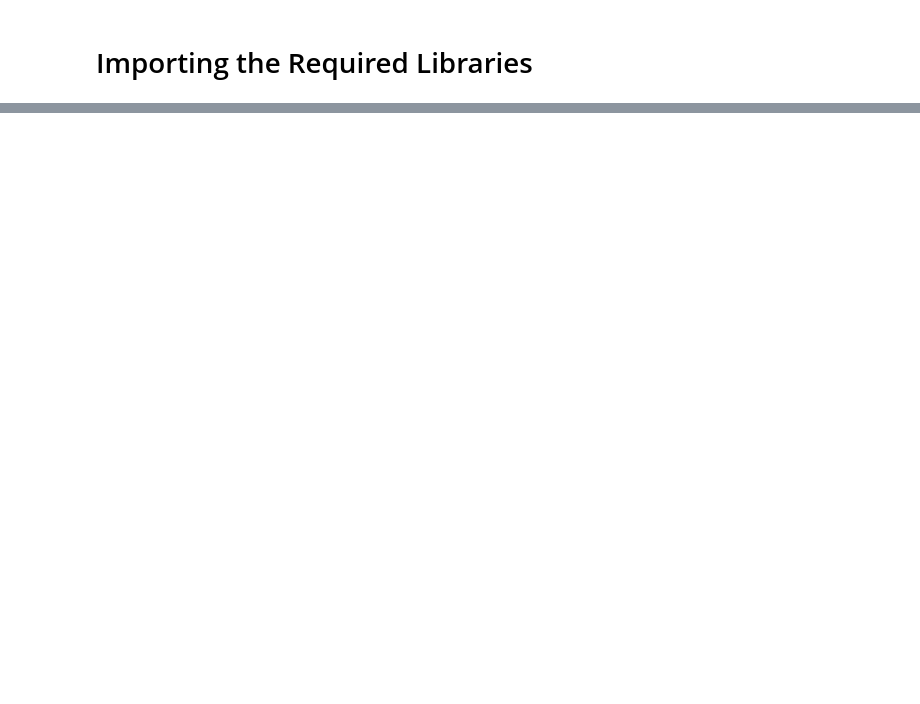
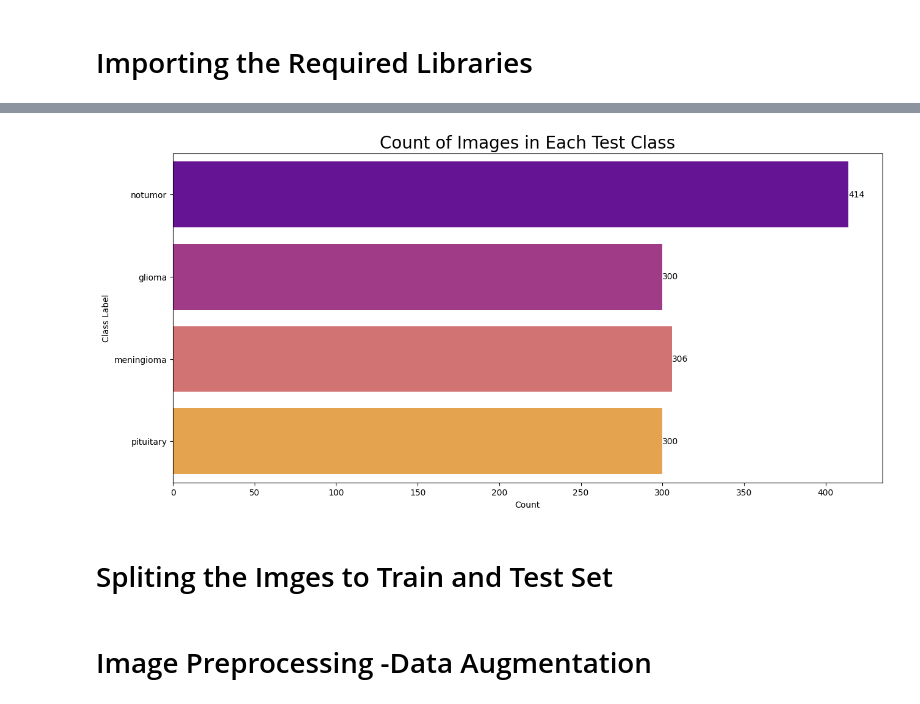
Before and after one commit to usamasafdarvirk/A_Deep_Learning_Approach_to_Precise_MRI_Brain_Tumor_Diagnosis, a Jupyter notebook: MRI_Image_Classification_Using_Deep_Learning.ipynb, the cells around one changed output, grey strips where cells are left out. Drawn from its saved outputs; the diff is of its cells as text; code cells hidden in the pictures; blank space fills up the shorter version.

```diff
--- a/MRI_Image_Classification_Using_Deep_Learning.ipynb
+++ b/MRI_Image_Classification_Using_Deep_Learning.ipynb
@@ -60,0 +79,3 @@ Training Labels: []
+# %%
+test_df = generate_test_df('/content/drive/MyDrive/MRI_Brain_Image_Classification/Testing')
+test_df
@@ -60,0 +128,6 @@ Training Labels: []
+# %%
+plot_class_distribution(test_df, 'Label', 'Count of Images in Each Test Class', color_palette='plasma')
+# %% [output]
+[figure, added]
+# %% [markdown]
+# Spliting the Imges to Train and Test Set
@@ -60,0 +136,2 @@ Training Labels: []
+# %% [markdown]
+# Image Preprocessing -Data Augmentation
```
Also changed, not shown: parts of 13 cells of this notebook.
